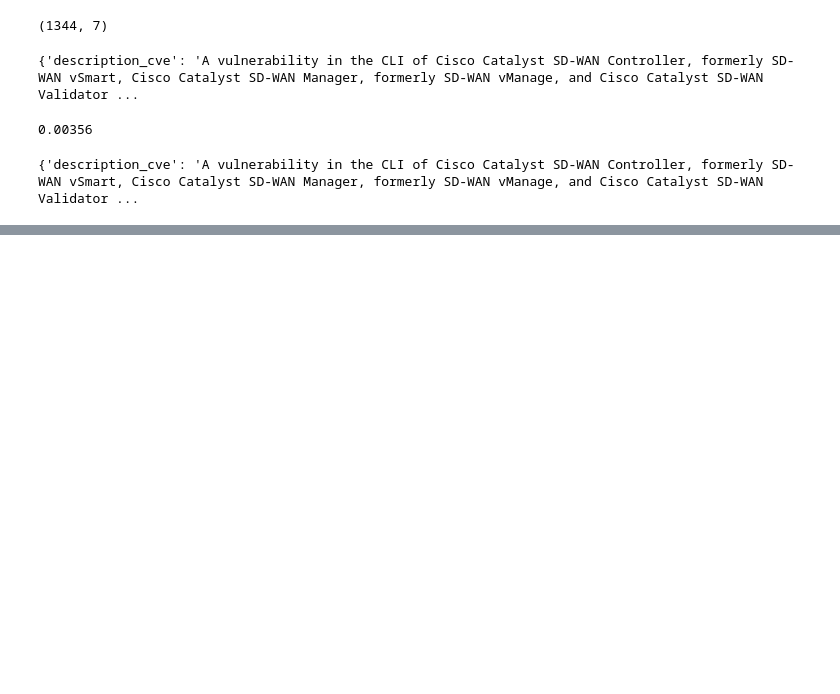
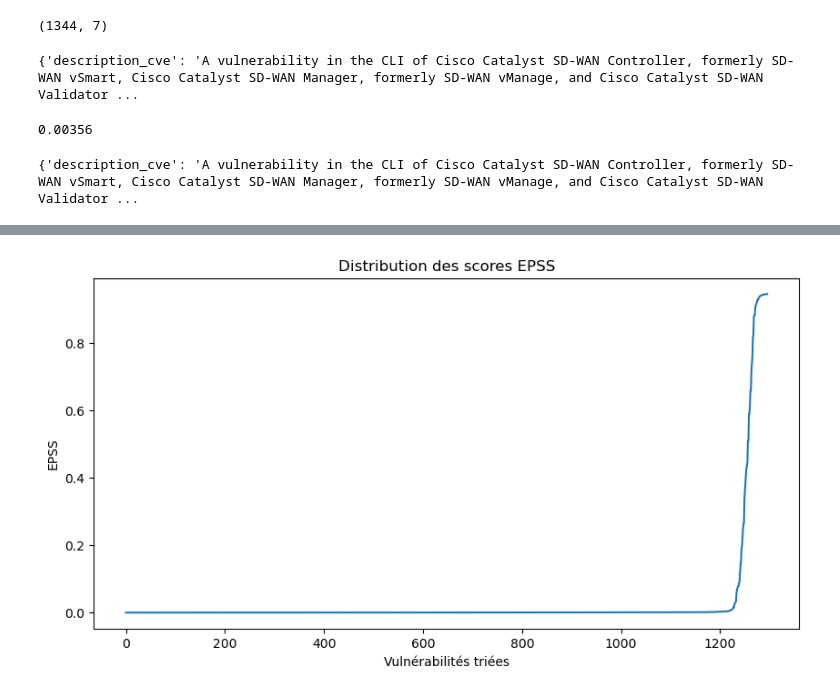
Before and after one commit to Yuushi000/Mastercamp_TD_Final_note, a Jupyter notebook: MC_TD_Final.ipynb, the cells around one changed output, grey strips where cells are left out. Cells and saved outputs as stored; diff of their text form; code cells hidden in the pictures; blank space fills up the shorter version.

```diff
--- a/MC_TD_Final.ipynb
+++ b/MC_TD_Final.ipynb
@@ -321,0 +533,19 @@ Enrichissement de : CVE-2026-8045
+# %%
+#Distribution des scores EPSS
+plt.figure(figsize=(10,5))
+
+epss_sorted = (
+    df_final_consolide["epss"]
+    .dropna()
+    .sort_values()
+)
+
+plt.plot(epss_sorted.values)
+
+plt.title("Distribution des scores EPSS")
+plt.xlabel("Vulnérabilités triées")
+plt.ylabel("EPSS")
+
+plt.show()
+# %% [output]
+[figure, added]
```
Also changed, not shown: parts of 13 cells of this notebook, 2 other files.
